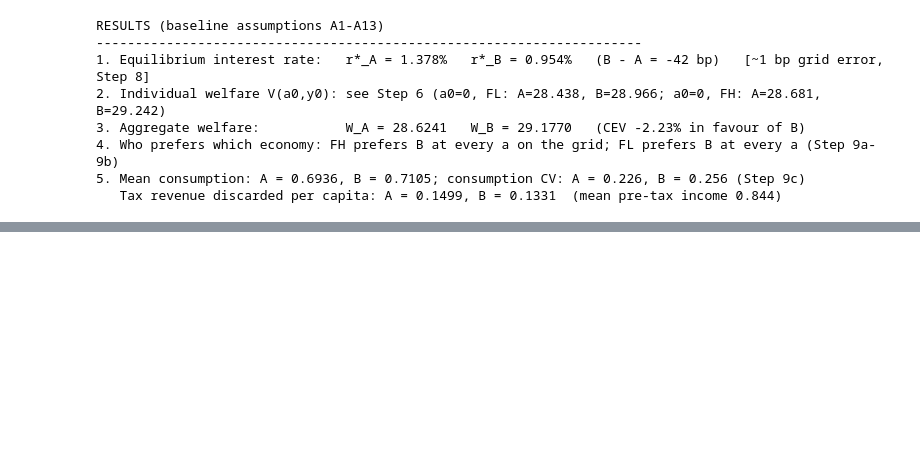
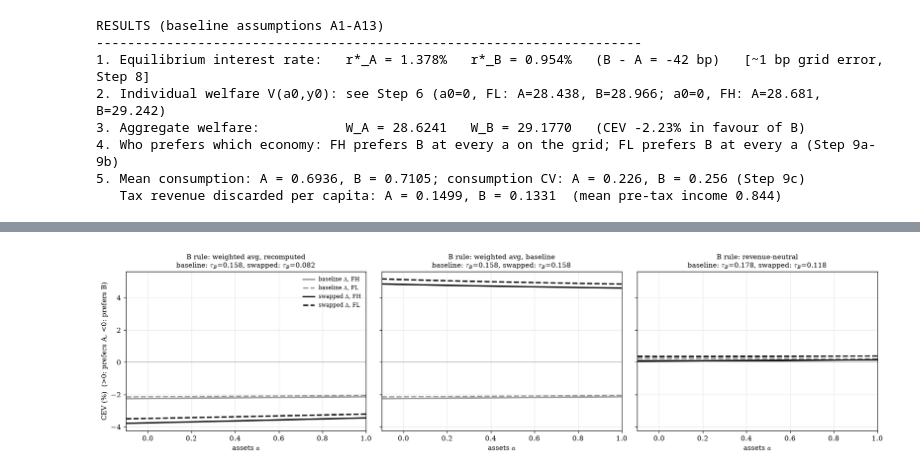
Before and after one commit to gtriberti9/Thesis_ArgFiscal, a Jupyter notebook: building_pipeline/formal_econ.ipynb, the cells around one changed output, grey strips where cells are left out. Cells and saved outputs as stored; diff of their text form; code cells hidden in the pictures; blank space fills up the shorter version.

Commit message:
test swapping formality transition rates

```diff
--- a/building_pipeline/formal_econ.ipynb
+++ b/building_pipeline/formal_econ.ipynb
@@ -965,0 +982,11 @@ RESULTS (baseline assumptions A1-A13)
+# %%
+# T1: swap the two switching rates; everything else (z, gamma, rho, a_min, grid, solver) unchanged
+Lam_swap = np.array([[-lam_LH,  lam_LH],
+                     [ lam_HL, -lam_HL]])
+p_swap = stationary(Lam_swap)
+print("Swapped formal-only generator (rows = from, columns = to):")
+display(pd.DataFrame(Lam_swap, index=FORMAL, columns=FORMAL).round(4))
+display(pd.DataFrame({"baseline (A3)": {"lambda FH->FL": lam_HL, "lambda FL->FH": lam_LH, "FH spell (years)": 1/lam_HL,
+                                        "FL spell (years)": 1/lam_LH, "share FH": p_F[0], "share FL": p_F[1]},
+                      "swapped (T1)":  {"lambda FH->FL": lam_LH, "lambda FL->FH": lam_HL, "FH spell (years)": 1/lam_LH,
+                                        "FL spell (years)": 1/lam_HL, "share FH": p_swap[0], "share FL": p_swap[1]}}).round(4))
@@ -965,0 +1059,14 @@ RESULTS (baseline assumptions A1-A13)
+# %%
+fig, axes = plt.subplots(1, 3, figsize=(16, 4.3), sharey=True)
+for ax, rule in zip(axes, RULES):
+    for lname, col in (("baseline", "0.6"), ("swapped", "k")):
+        R = runs[(lname, rule)]
+        for j, (nm, ls) in enumerate(zip(FORMAL, ["-", "--"])):
+            ax.plot(R["p"]["a"], R["cev"][:, j], ls, color=col, lw=2, label=f"{lname} $\\Lambda$, {nm}")
+    ax.axhline(0, color="grey", lw=0.8); ax.set_xlim(-0.1, 1.0)
+    ax.set_title(f"B rule: {rule}\n" + ", ".join(f"{l}: $\\tau_B$={swap_tab.loc[(l, rule), 'tau in B']:.3f}" for l in LAMS), fontsize=10)
+    ax.set_xlabel("assets $a$")
+axes[0].set_ylabel("CEV (%)  (>0: prefers A, <0: prefers B)"); axes[0].legend(fontsize=8)
+plt.tight_layout(); plt.show()
+# %% [output]
+[figure, added]
```
Also changed, not shown: parts of 7 cells of this notebook.
